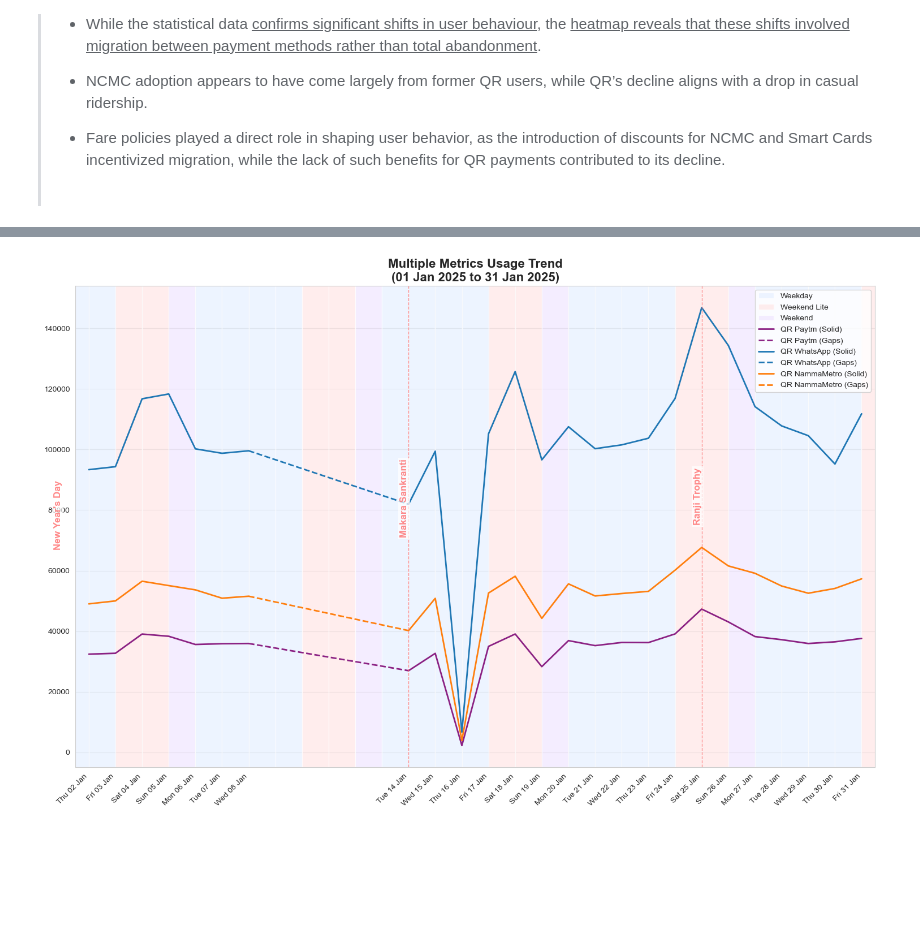
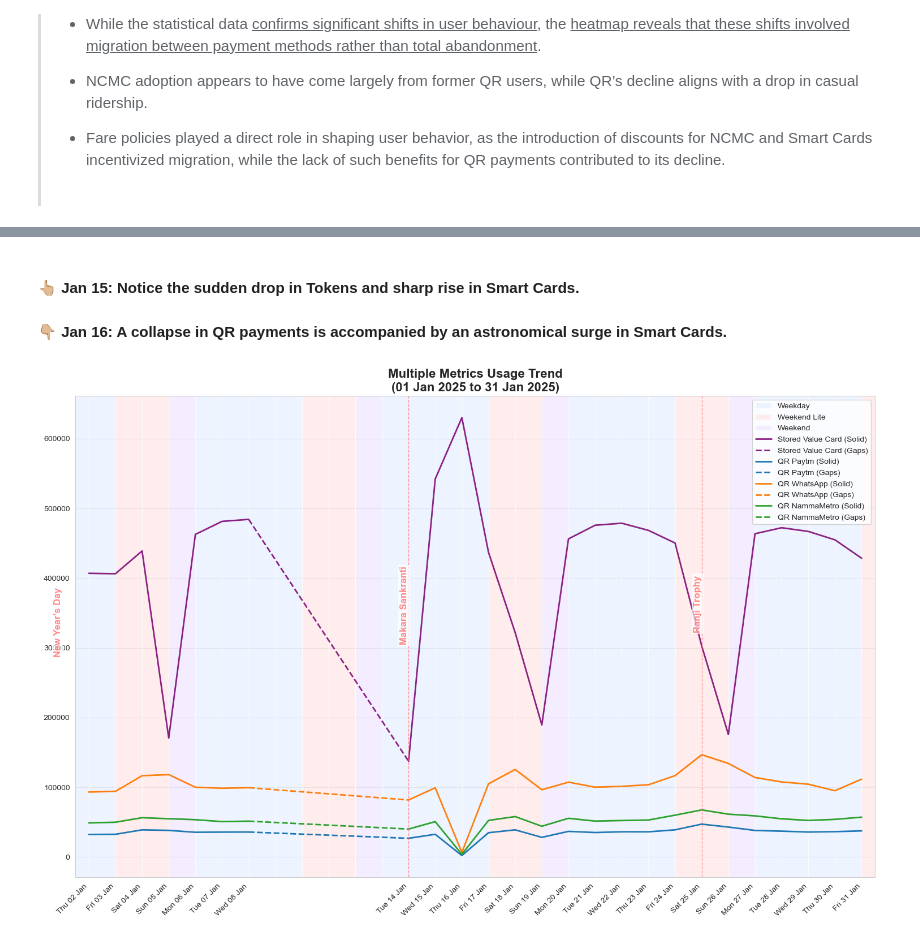
Before and after one commit to thecont1/namma-metro-ridership-tracker, a Jupyter notebook: ridership_3analysis.ipynb, the cells around one changed output, grey strips where cells are left out. Saved outputs shown, nothing was run; the diff lists cells and outputs as text; code cells hidden in the pictures; blank space fills up the shorter version.

```diff
--- a/ridership_3analysis.ipynb
+++ b/ridership_3analysis.ipynb
@@ -2034,12 +1950,16 @@ Is it a grand conspiracy?  Maybe not.  But is it a cleverly timed nudge towards
+# %% [markdown]
+#### 👆🏼 Jan 15: Notice the sudden **drop in Tokens** and sharp **rise in Smart Cards**.
+
+#### 👇🏼 Jan 16: A **collapse in QR payments** is accompanied by an **astronomical surge in Smart Cards**.
 # %%
 end_date = '2025-01-31'
 number_of_days = 31
-pass_types = ['QR Paytm', 'QR WhatsApp', 'QR NammaMetro']
+pass_types = ['Stored Value Card', 'QR Paytm', 'QR WhatsApp', 'QR NammaMetro']
 
 ax = plot_passes_trend(df,
                     number_of_days=number_of_days,
                     end_date=end_date,
                     pass_types=pass_types,
                     significant_dates=True)
 # %% [output]
-[figure, old version]
+[figure, new version]
```
Also changed, not shown: parts of 19 cells of this notebook.
